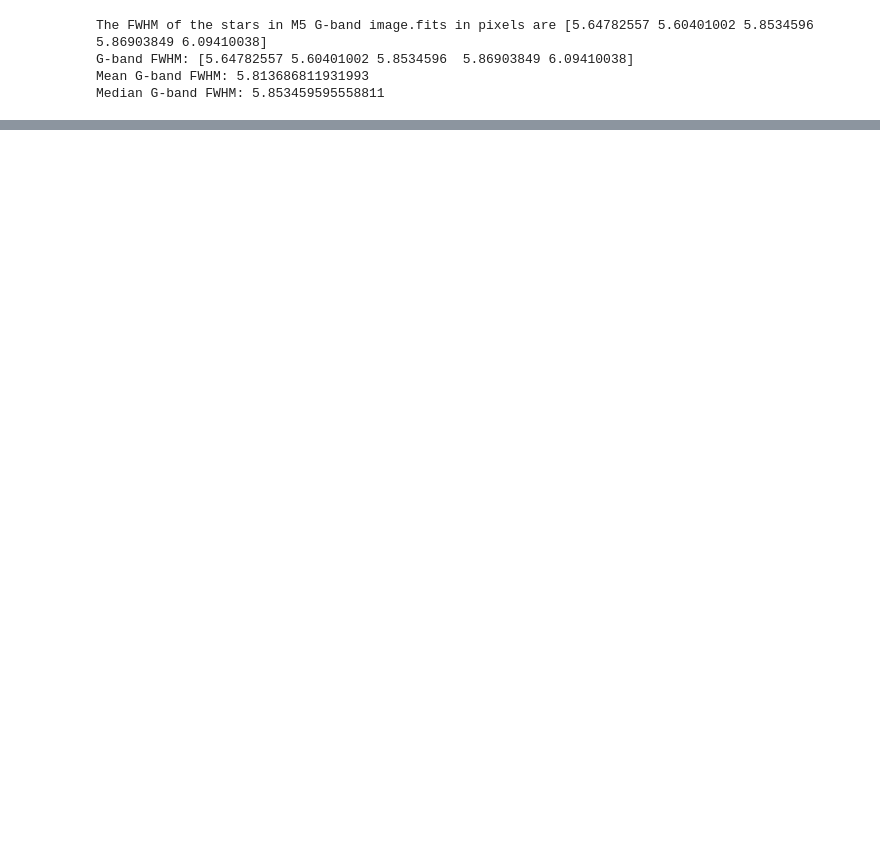
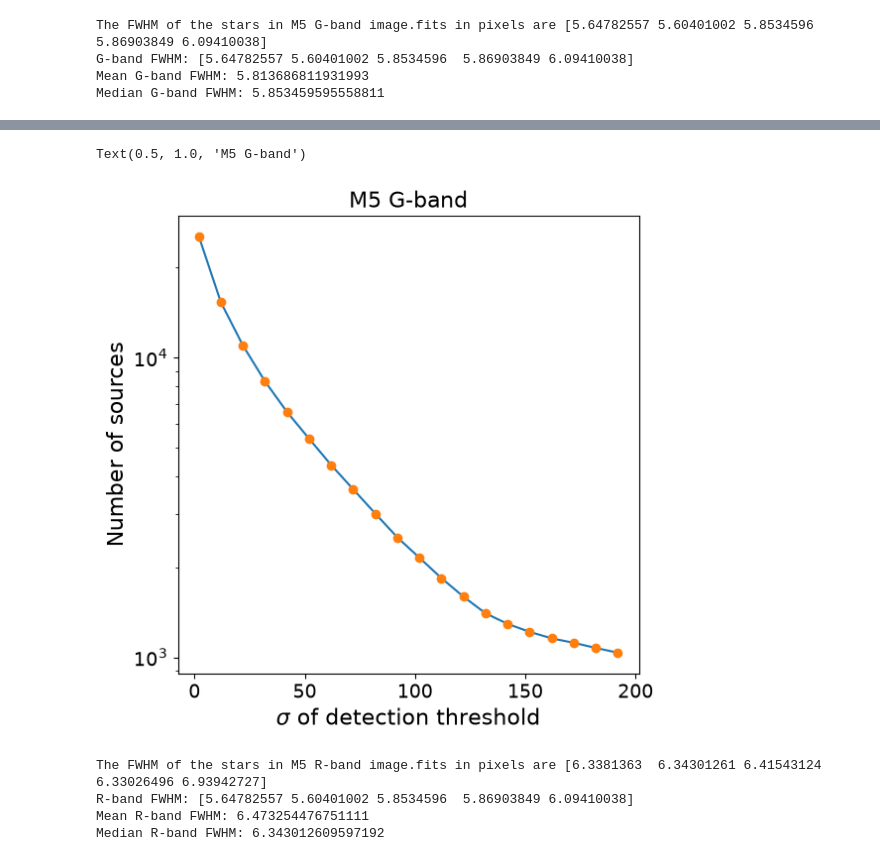
Before and after one commit to morganparton/Capstone_Project, a Jupyter notebook: M5.ipynb, the cells around one changed output, grey strips where cells are left out. Drawn from its saved outputs; the diff is of its cells as text; code cells hidden in the pictures; blank space fills up the shorter version.

```diff
--- a/M5.ipynb
+++ b/M5.ipynb
@@ -116,0 +191,50 @@ Median R-band FWHM: 6.343012609597192
+# %%
+#This makes a plot of the number of sources for different detection thresholds for the G-band
+#set up an array of thresholds
+thresharr = np.arange(2.,200.,10)
+
+#initialize an array that will hold the number of sources that are detected at each threshold
+nsources_G = np.zeros(len(thresharr))
+
+#loop through the thresholds to find how many sources are detected at each threshold
+#************
+#put in the appropriate FWHM you computed for this image earlier.
+for ithresh,thresh in enumerate(thresharr):
+    daofind = DAOStarFinder(fwhm=5.81, threshold=thresh*M5std_G)
+    M5sources_Gtmp = daofind(M5data_G - M5median_G)
+    # use filtered sources
+    if M5sources_Gtmp is not None:
+        dist_from_center = np.sqrt( (M5sources_Gtmp['xcentroid'] - x_center)**2 + (M5sources_Gtmp['ycentroid'] - y_center)**2 )
+        M5sources_Gtmp = M5sources_Gtmp[dist_from_center > r_excluded]
+        nsources_G[ithresh]=len(M5sources_Gtmp)
+    else:
+        nsources_G[ithresh]=0
+
+#plot the number of sources at each threshold
+fig,ax = plt.subplots(figsize=(6,6))
+ax.plot(thresharr,nsources_G)
+ax.plot(thresharr,nsources_G, 'o')
+ax.set_yscale('log')
+ax.set_ylabel('Number of sources', fontsize=16)
+ax.set_xlabel(r'$\sigma$ of detection threshold', fontsize=16)
+ax.tick_params(axis='x', labelsize=14)
+ax.tick_params(axis='y', labelsize=14)
+ax.set_title('M5 G-band', fontsize=16)
+# %% [output]
+Text(0.5, 1.0, 'M5 G-band')
+[figure, added]
+# %%
+# Calculate FWHM for M5 R-band
+
+M5Rstars = [(2322,1044),(2545,1001),(2673,928),(2776,1075),(2652,1309)]
+
+M5R_fwhm = calc_fwhm('M5 R-band image.fits', M5Rstars)
+
+print("R-band FWHM:", M5G_fwhm)
+print("Mean R-band FWHM:", np.mean(M5R_fwhm))
+print("Median R-band FWHM:", np.median(M5R_fwhm))
+# %% [output]
+The FWHM of the stars in M5 R-band image.fits in pixels are [6.3381363  6.34301261 6.41543124 6.33026496 6.93942727]
+R-band FWHM: [5.64782557 5.60401002 5.8534596  5.86903849 6.09410038]
+Mean R-band FWHM: 6.473254476751111
+Median R-band FWHM: 6.343012609597192
```
Also changed, not shown: parts of 15 cells of this notebook.
